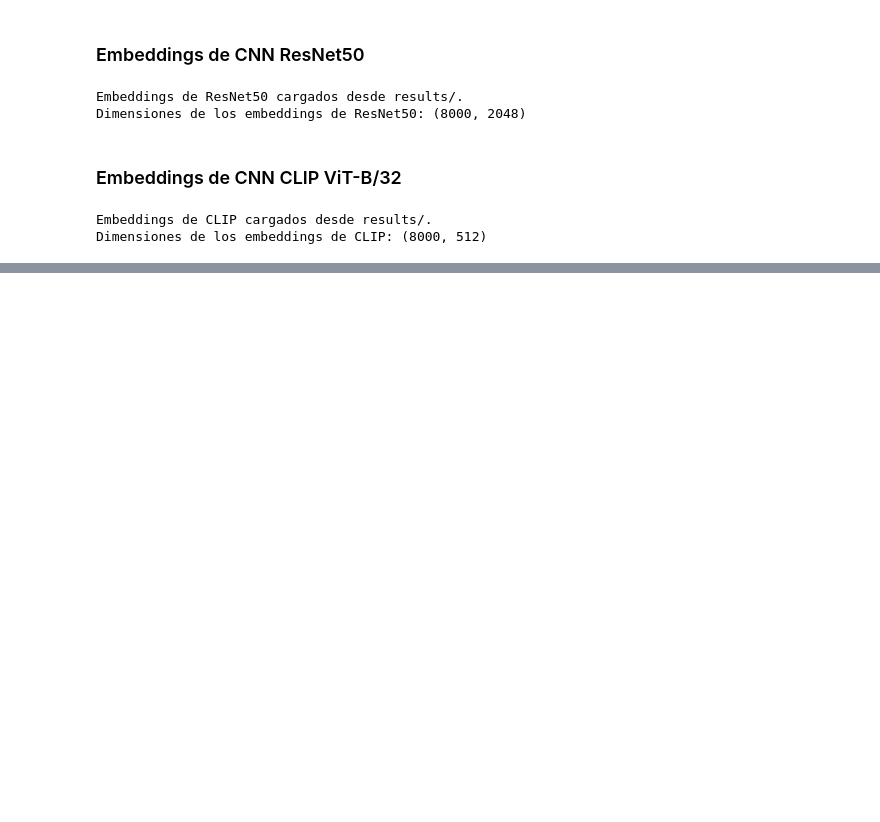
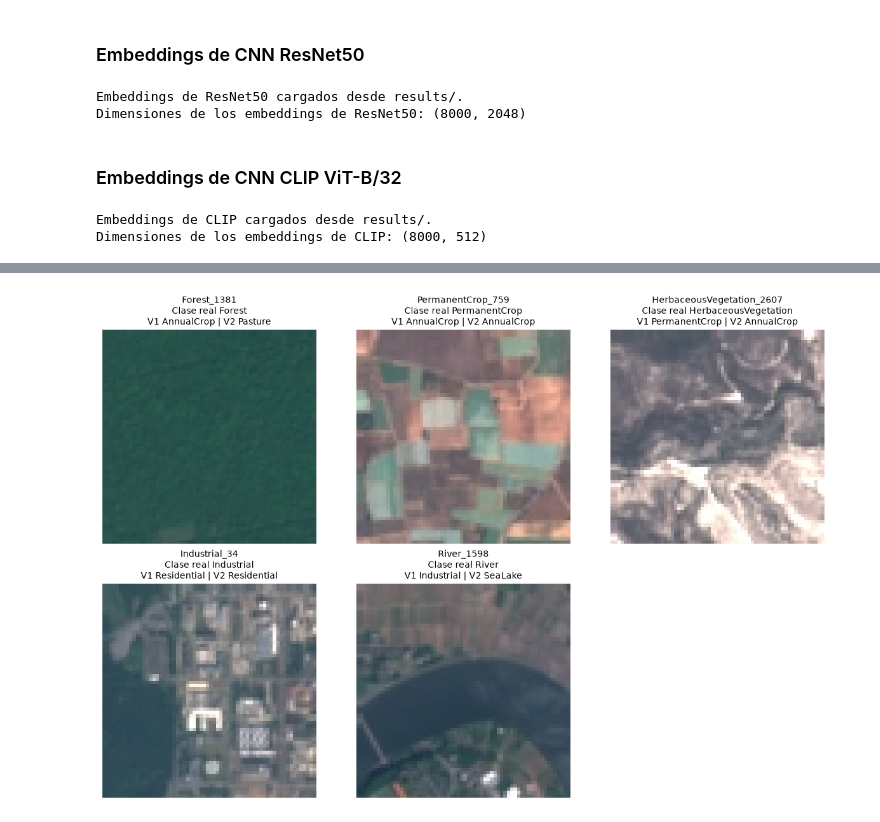
Before and after one commit to anton-p0g/Proyecto-AAPI, a Jupyter notebook: Ojo_en_orbita.ipynb, the cells around one changed output, grey strips where cells are left out. Drawn from its saved outputs; the diff is of its cells as text; code cells hidden in the pictures; blank space fills up the shorter version.

```diff
--- a/Ojo_en_orbita.ipynb
+++ b/Ojo_en_orbita.ipynb
@@ -565,0 +857,41 @@ Dimensiones de los embeddings de CLIP: (8000, 512)
+# %%
+confusion_pairs = [
+    ("Forest", "Pasture"),
+    ("PermanentCrop", "AnnualCrop"),
+    ("HerbaceousVegetation", "AnnualCrop"),
+    ("Industrial", "Residential"),
+    ("River", "SeaLake"),
+]
+
+selected_errors = []
+
+for true_class, predicted_class in confusion_pairs:
+    candidates = predictions[
+        (predictions["class_name"] == true_class)
+        & (predictions["pred_v2"] == predicted_class)
+    ]
+    selected_errors.append(candidates.sample(n=1, random_state=42))
+
+error_examples = pd.concat(selected_errors, ignore_index=True)
+
+fig, axes = plt.subplots(2, 3, figsize=(12, 8), layout="constrained")
+
+for ax in axes.flat:
+    ax.axis("off")
+
+for ax, row in zip(axes.flat, error_examples.itertuples(index=False)):
+    image_path = RGB_DIR / row.class_name / f"{row.patch_id}.jpg"
+
+    with Image.open(image_path) as image:
+        ax.imshow(image.convert("RGB"))
+
+    ax.set_title(
+        f"{row.patch_id}\n"
+        f"Clase real {row.class_name}\n"
+        f"V1 {row.pred_v1} | V2 {row.pred_v2}",
+        fontsize=10,
+    )
+
+plt.show()
+# %% [output]
+[figure, added]
```
Also changed, not shown: parts of 12 cells of this notebook.
